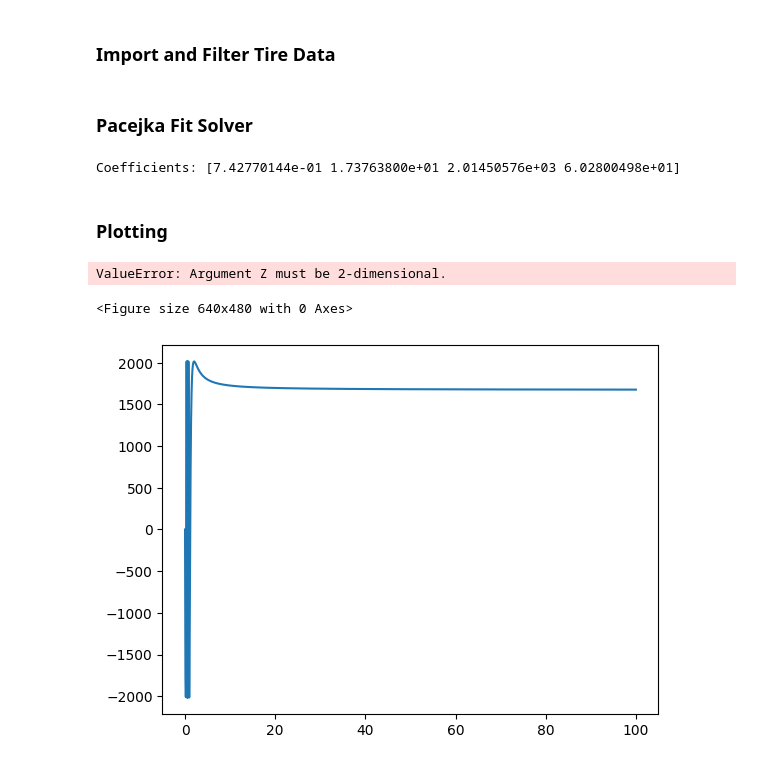
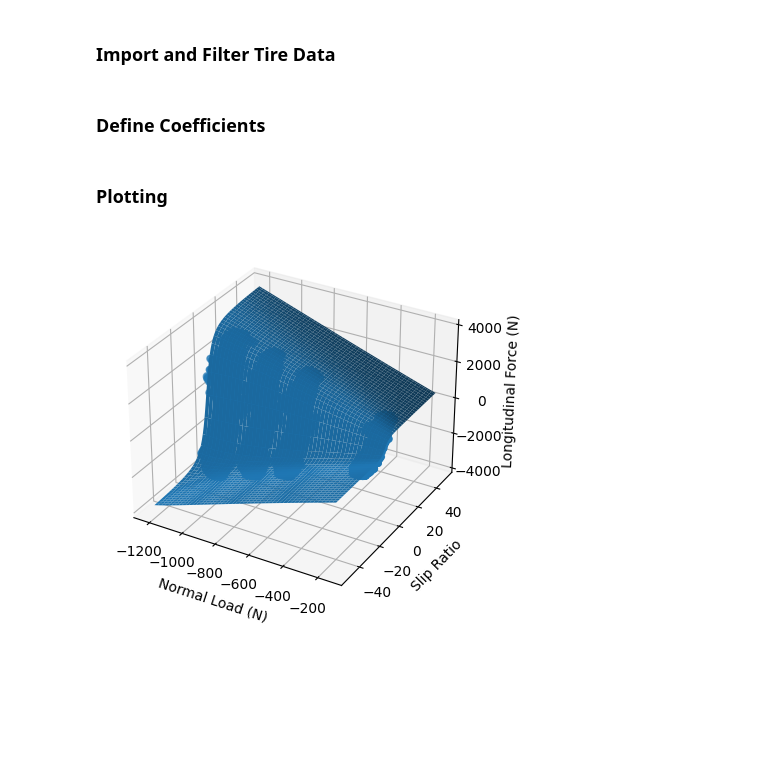
Before and after one commit to rhorvath02/tire_analysis, a Jupyter notebook: fits/rear_long.ipynb, the cells around one changed output. Saved outputs shown, nothing was run; the diff lists cells and outputs as text; code cells hidden in the pictures; blank space fills up the shorter version.

Commit message:
rear long fit

```diff
--- a/fits/rear_long.ipynb
+++ b/fits/rear_long.ipynb
@@ -66,62 +53,37 @@ for name, tire in tires.items():
 
     except:
         print("Error getting lateral data for {0}".format(name))
-# %% [markdown]
-### Pacejka Fit Solver
-# %%
-df = tires["hoosier_r25b_18x7-5_10x8"]["long"]
-
-x_lst = df["FZ"].tolist()
-y_lst = df["SR"].tolist()
-
-z_lst = df["FX"].tolist()
-
-# a_vals = [1.5, 0, 1100, 0, 300, 0, 0, 0, -2, 0, 0, 0, 0, 0]
-
-# parameters, covariance = curve_fit(fit, [x_lst, y_lst], z_lst, a_vals, maxfev = 10000)
-
-a_vals = [0.171, 1.69, 4236, 0.619]
-
-parameters, covariance = curve_fit(fit, [x_lst, y_lst], z_lst, a_vals, maxfev = 10000)
-
-print("Coefficients:", parameters)
-# %% [output]
-Coefficients: [7.42770144e-01 1.73763800e+01 2.01450576e+03 6.02800498e+01]
+# %% [markdown]
+### Define Coefficients
+# %%
+df = tires["hoosier_r25b_18x7-5_10x8"]["long"]
+x_lst = [x for x in df["FZ"].tolist()]
+y_lst = [x * 100 for x in df["SR"].tolist()]
+z_lst = df["FX"].tolist()
+
+optimal = [0.843, 195.980, 3000.801, -401.069, 700.941, -0.710,  2.053, -1.892, -0.711, -1.166, 2.994, 2.167, -1.319, 0.823]
 # %% [markdown]
 ### Plotting
 # %%
-z_fitted = []
-for i in range(len(x_lst)):
-    z_fitted.append(fit([x_lst[i], y_lst[i]], *parameters))
+model_x_data = np.linspace(min(x_lst), max(x_lst), 1000)
+model_y_data = np.linspace(-50, 50, 100)
 
-model_x_data = np.linspace(min(x_lst), max(x_lst), 30)
-model_y_data = np.linspace(min(y_lst), max(y_lst), 30)
-model_z_data = np.linspace(min(z_fitted), max(z_fitted), 30)
-
-X, Y, Z = np.meshgrid(model_x_data, model_y_data, model_z_data)
+X, Y = np.meshgrid(model_x_data, model_y_data)
 
 fig = plt.figure()
 ax = Axes3D(fig, auto_add_to_figure=False)
 
+Z = fit([X, Y], *optimal)
+
+ax = plt.axes(projection='3d')
+
+fig.add_axes(ax)
 ax.plot_surface(X, Y, Z)
 
 ax.set_xlabel('Normal Load (N)')
-ax.set_ylabel('Slip Angle (deg)')
-ax.set_zlabel('Long Force (N)')
+ax.set_ylabel('Slip Ratio')
+ax.set_zlabel('Longitudinal Force (N)')
 
 plt.show()
 # %% [output]
-ValueError: Argument Z must be 2-dimensional.
-<Figure size 640x480 with 0 Axes>
+[figure, added]
-# %%
-params = parameters.tolist()
-
-SR = np.arange(0, 100, 0.001)
-
-FX = fit([-250 / 0.224809, SR], *params) * -1
-
-plt.plot(SR, FX)
-
-plt.show()
-# %% [output]
-[figure, removed]
```
Also changed, not shown: parts of 4 cells of this notebook, 1 other file.
